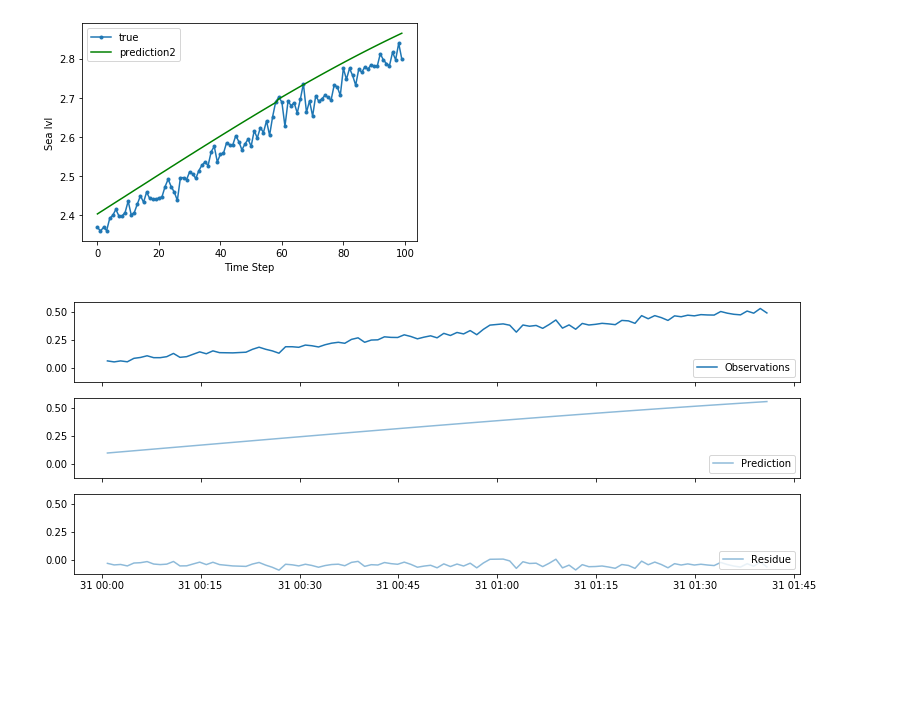
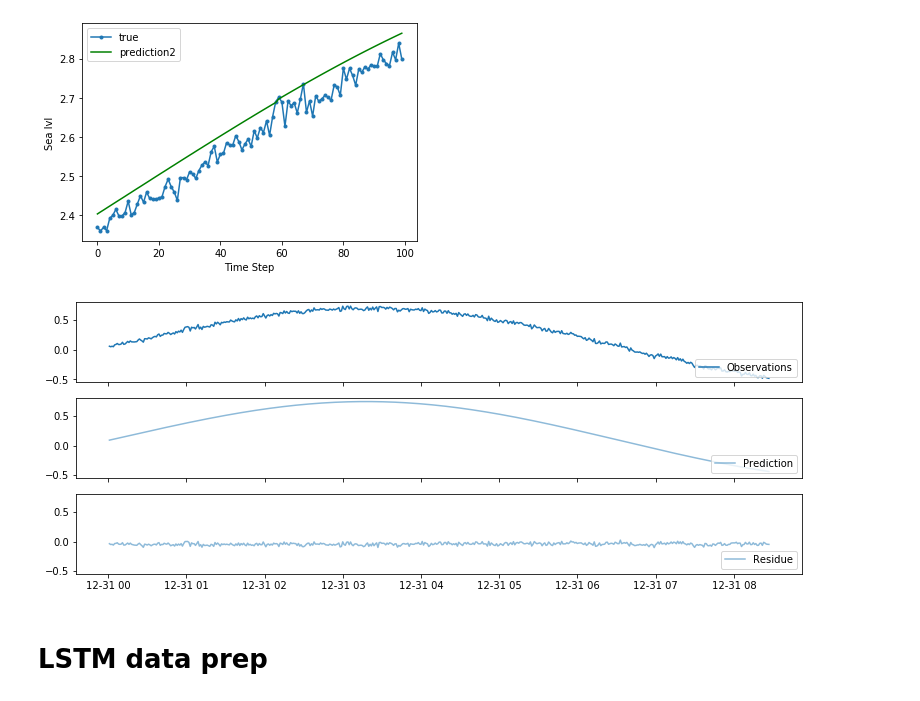
Before and after one commit to killgor/LSTM, a Jupyter notebook: T_Tides.ipynb, the cells around one changed output. Drawn from its saved outputs; the diff is of its cells as text; code cells hidden in the pictures; blank space fills up the shorter version.

```diff
--- a/T_Tides.ipynb
+++ b/T_Tides.ipynb
@@ -214,19 +214,22 @@ plt.show();
 # %% [output]
 [figure]
 # %%
-dates = r.index[:100]
-obs = serie[:100]
-xout = ut_rec.get("h")[:100].squeeze()
+dates = r.index[:500]
+obs = serie[:500]
+xout = ut_rec.get("h")[:500].squeeze()
+res = obs- xout
 
 fig, (ax0, ax1, ax2) = plt.subplots(nrows=3, sharey=True, sharex=True, figsize=(13, 5))
 
 ax0.plot(dates, obs, label=u'Observations')
 ax0.legend(numpoints=1, loc='lower right')
 
 ax1.plot(dates, xout, alpha=0.5, label=u'Prediction')
 ax1.legend(numpoints=1, loc='lower right')
 
-ax2.plot(dates, obs- xout , alpha=0.5, label=u'Residue')
+ax2.plot(dates, res , alpha=0.5, label=u'Residue')
 _ = ax2.legend(numpoints=1, loc='lower right')
 # %% [output]
-[figure, old version]
+[figure, new version]
+# %% [markdown]
+# LSTM data prep
```
Also changed, not shown: parts of 5 cells of this notebook, 1 other file.
